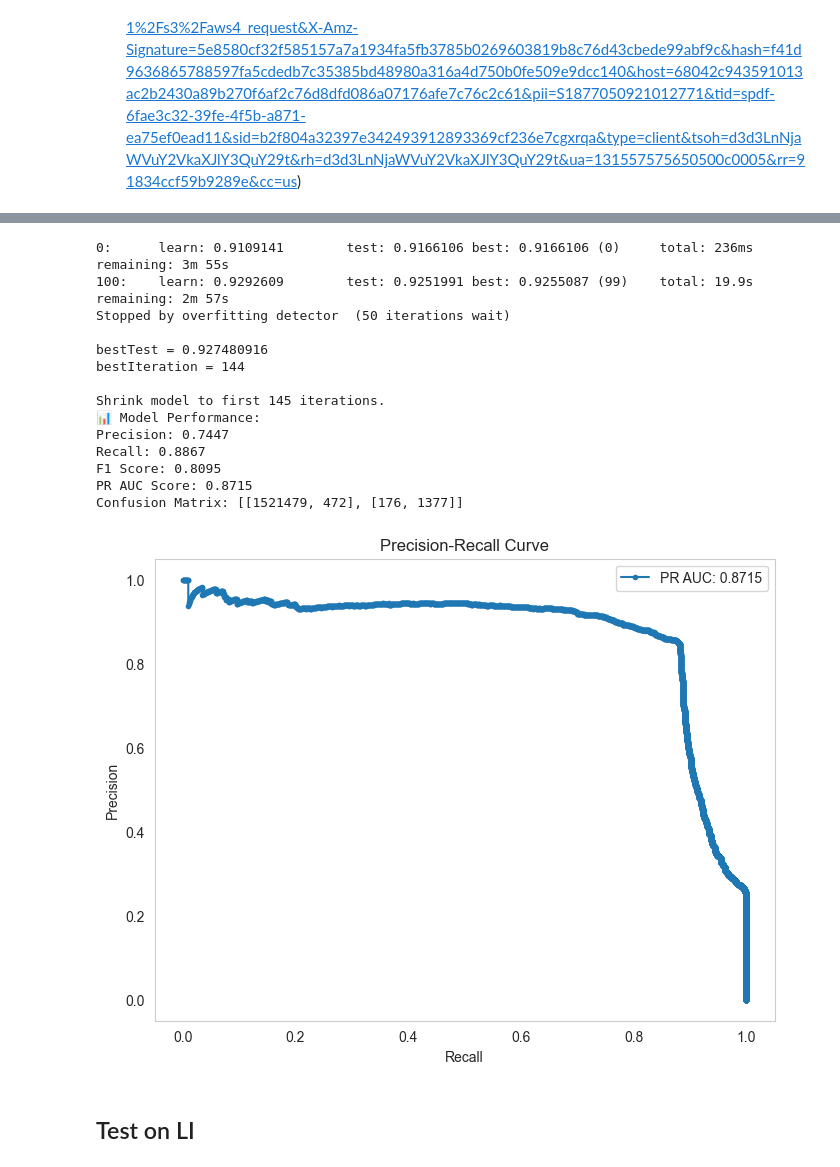
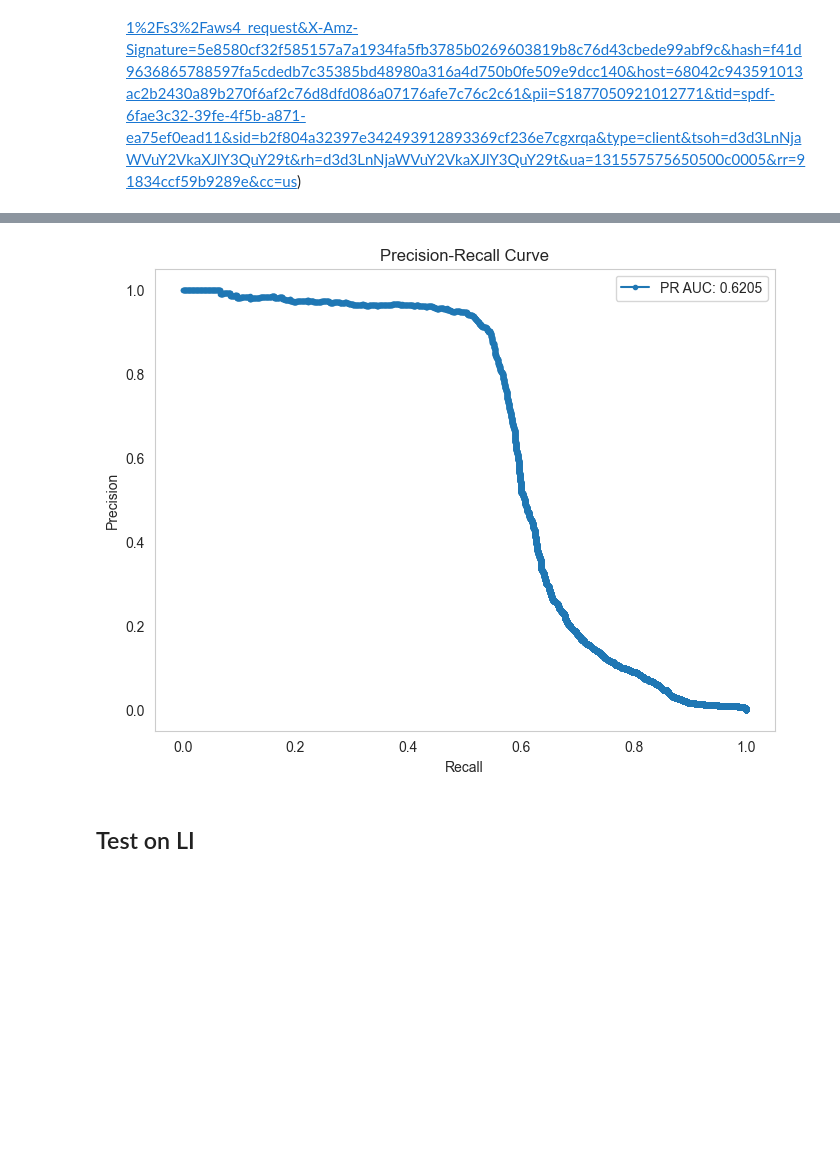
Before and after one commit to engie4800/dsi-capstone-spring-2025-TD-anti-money-laundering, a Jupyter notebook: Code/notebooks/Zoe/CatBoost.ipynb, the cells around one changed output, grey strips where cells are left out. Saved outputs shown, nothing was run; the diff lists cells and outputs as text; code cells hidden in the pictures; blank space fills up the shorter version.

```diff
--- a/Code/notebooks/Zoe/CatBoost.ipynb
+++ b/Code/notebooks/Zoe/CatBoost.ipynb
@@ -143,7 +143,7 @@ import matplotlib.pyplot as plt
 from datetime import datetime
 from sklearn.model_selection import train_test_split
 from sklearn.metrics import confusion_matrix, f1_score, recall_score, precision_score, precision_recall_curve, auc
-from catboost import CatBoostClassifier
+from catboost import CatBoostClassifier, Pool
 
 # Load Dataset
 file_path = "/Users/zoujingyi/Desktop/EDA/HI-Small_Trans.csv"
@@ -158,27 +158,37 @@ df.drop(columns=['Timestamp'], inplace=True)  # Remove original Timestamp
 cat_feat = [col for col in df.columns if df[col].dtype == 'O']  # Object (categorical) columns
 
 # Fill Missing Values
-df.fillna(-999, inplace=True)  # Replace NaNs with a placeholder
+df[cat_feat] = df[cat_feat].astype(str).fillna("missing")  # Fill missing values with "missing" string
+df.fillna(-999, inplace=True)  # Replace numerical NaNs with -999
 
 # Define Features and Target
 X = df.drop(columns=['Is Laundering'])  # Adjust target column name if needed
 y = df['Is Laundering']
 
-# Apply Target Encoding Correctly
-for col in cat_feat:
-    target_mean = df.groupby(col)['Is Laundering'].mean()  # Compute mean target per category
-    X[col] = X[col].map(target_mean)  # Replace categorical values with their target mean
-    X[col].fillna(target_mean.mean(), inplace=True)  # Fill unknown categories with overall mean
+# Train-Test Split
+X_train, X_test, y_train, y_test = train_test_split(X, y, test_size=0.2, random_state=42, stratify=y)
 
-# Train-Test Split
-X_train, X_test, y_train, y_test = train_test_split(X, y, test_size=0.3, random_state=42, stratify=y)
+# ✅ Mark categorical feature indices for CatBoost
+cat_feat_indices = [X_train.columns.get_loc(col) for col in cat_feat]  # Get categorical column indices
 
 # Initialize CatBoost Model
-model = CatBoostClassifier(iterations=1000, depth=8, learning_rate=0.05, loss_function='Logloss',
-                           eval_metric='F1', class_weights={0: 1, 1: 12}, random_seed=42, silent=True)
+model = CatBoostClassifier(
+    iterations=1000,
+    depth=8,
+    learning_rate=0.05,
+    loss_function='Logloss',
+    eval_metric='F1',
+    class_weights={0: 1, 1: 12},
+    random_seed=42,
+    silent=True
+)
 
-# Train Model with Early Stopping
-model.fit(X_train, y_train, eval_set=(X_test, y_test), early_stopping_rounds=50, verbose=100)
+# ✅ Use CatBoost's Built-in Categorical Handling (No Target Encoding)
+train_pool = Pool(X_train, y_train, cat_features=cat_feat_indices)
+test_pool = Pool(X_test, y_test, cat_features=cat_feat_indices)
+
+# Train Model
+model.fit(train_pool, eval_set=test_pool, early_stopping_rounds=50, verbose=100)
 
 # Make Predictions
 y_pred_cat = model.predict(X_test)
@@ -260,18 +270,4 @@ For example, when doing 'df[col].method(value, inplace=True)', try using 'df.met
-0:      learn: 0.9109141        test: 0.9166106 best: 0.9166106 (0)     total: 236ms    remaining: 3m 55s
-100:    learn: 0.9292609        test: 0.9251991 best: 0.9255087 (99)    total: 19.9s    remaining: 2m 57s
-Stopped by overfitting detector  (50 iterations wait)
-
-bestTest = 0.927480916
-bestIteration = 144
-
-Shrink model to first 145 iterations.
-📊 Model Performance:
-Precision: 0.7447
-Recall: 0.8867
-F1 Score: 0.8095
-PR AUC Score: 0.8715
-Confusion Matrix: [[1521479, 472], [176, 1377]]
-[figure, old version]
+[figure, new version]
 # %% [markdown]
 ## Test on LI
 # %%
```
Also changed, not shown: parts of 4 cells of this notebook, 2 other files.
